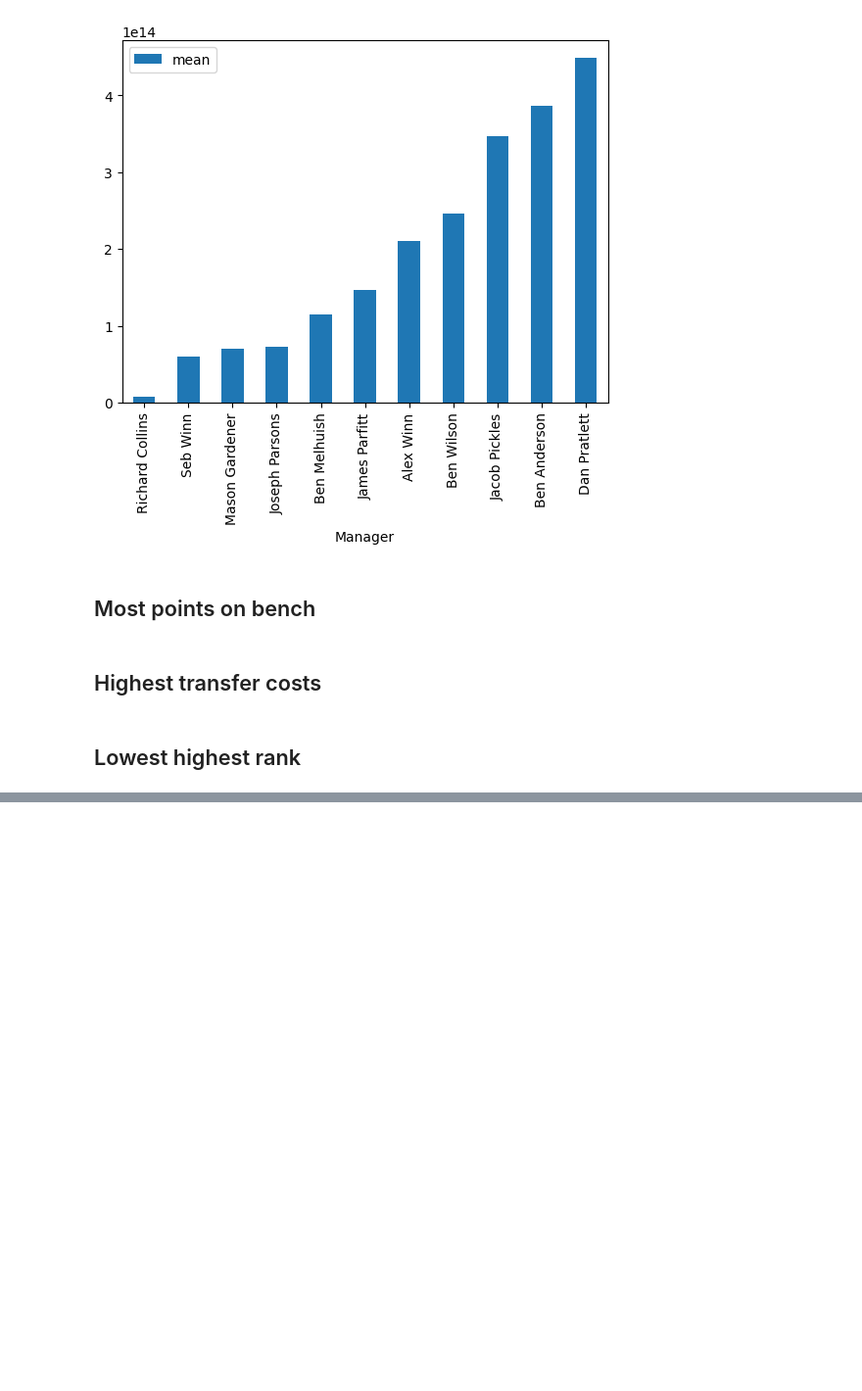
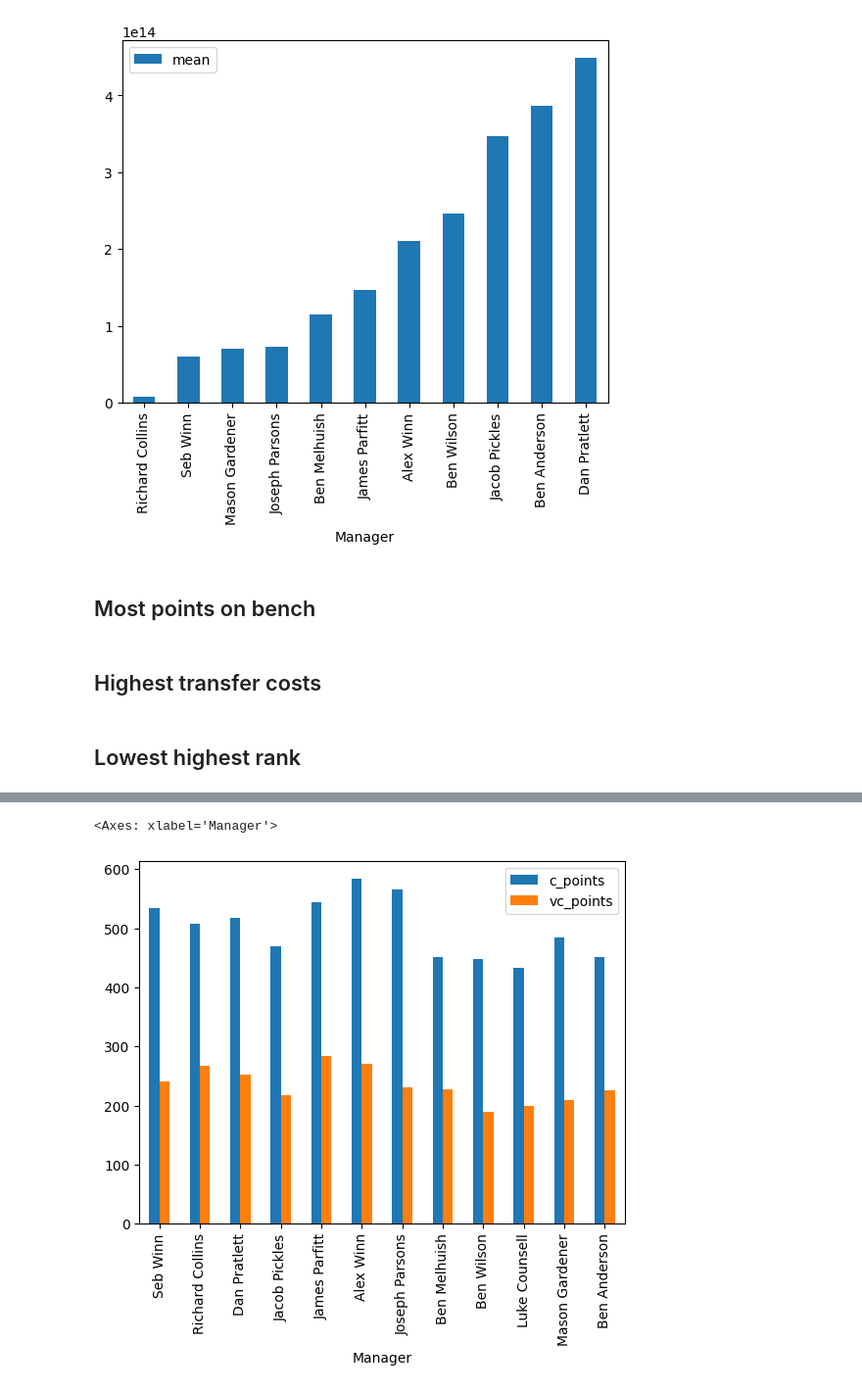
Before and after one commit to RACollins/fpl-forecast-optimise, a Jupyter notebook: notebooks/3.0-awards-calc.ipynb, the cells around one changed output, grey strips where cells are left out. Shown: that part at 98% size. Cells and saved outputs as stored; diff of their text form; code cells hidden in the pictures; blank space fills up the shorter version.

```diff
--- a/notebooks/3.0-awards-calc.ipynb
+++ b/notebooks/3.0-awards-calc.ipynb
@@ -277,0 +469,12 @@ time_before_deadline_df.plot.bar(y="mean")
+# %%
+ppp_df.loc[
+    :,
+    [
+        "Manager",
+        "c_points",
+        "vc_points",
+    ],
+].plot.bar("Manager")
+# %% [output]
+<Axes: xlabel='Manager'>
+[figure, added]
```
Also changed, not shown: parts of 15 cells of this notebook, 1 other file.
